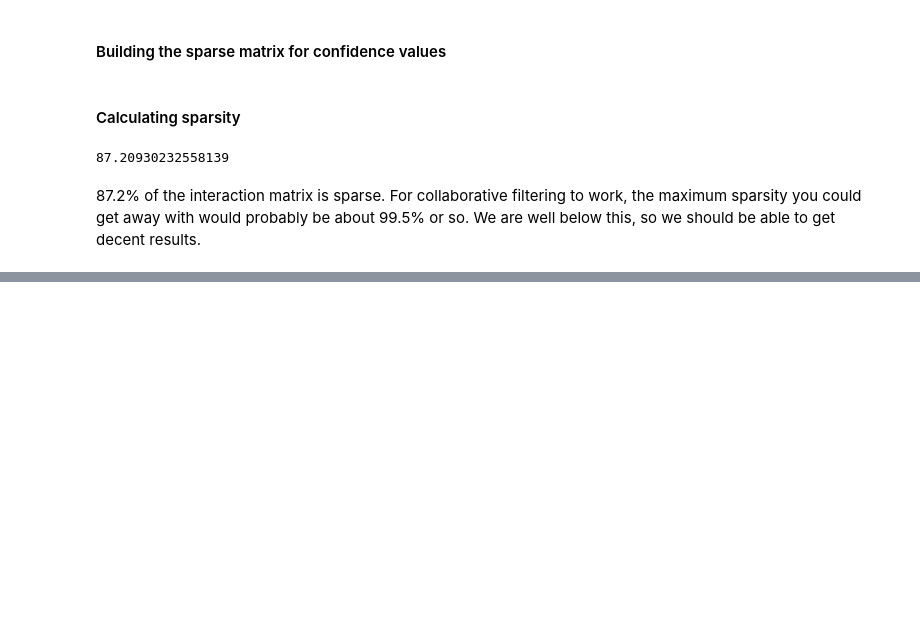
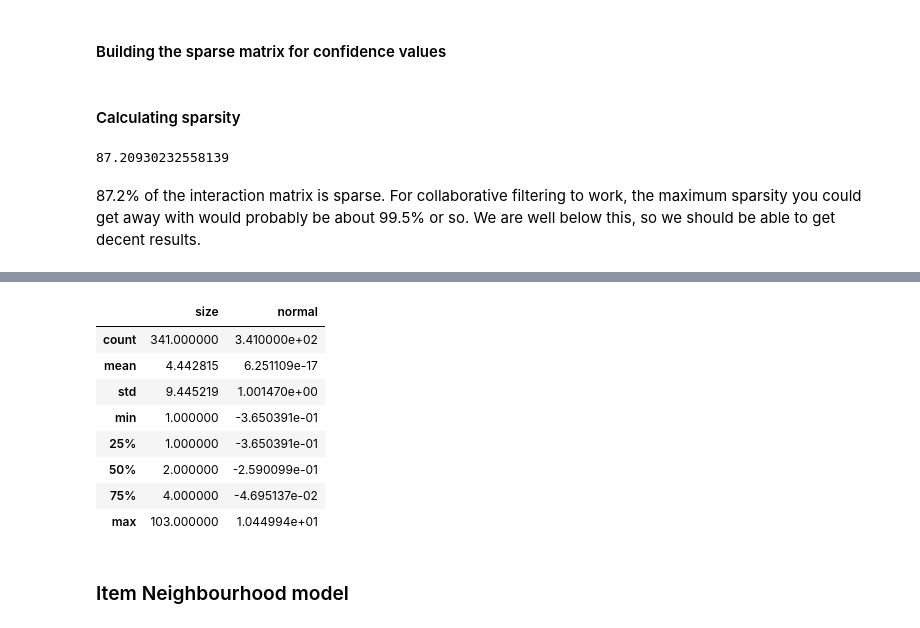
Before and after one commit to Roy7017/Recommenders, a Jupyter notebook: baseline.ipynb, the cells around one changed output, grey strips where cells are left out. Drawn from its saved outputs; the diff is of its cells as text; code cells hidden in the pictures; blank space fills up the shorter version.

Commit message:
Added item based collaborative filtering

```diff
--- a/baseline.ipynb
+++ b/baseline.ipynb
@@ -567,0 +613,18 @@ The rank score for the Implicit ALS model is 12.255283648498331 %
+# %%
+normalizer = Normalizer()
+normalizer.fit(train_data['size'].values)
+train_data['normal'] = pd.Series(normalizer.transform(train_data['size'].values))
+# %%
+train_data[['user', 'service', 'size', 'normal']].describe()
+# %% [output]
+|  | size | normal |
+| count | 341.000000 | 3.410000e+02 |
+| mean | 4.442815 | 6.251109e-17 |
+| std | 9.445219 | 1.001470e+00 |
+| min | 1.000000 | -3.650391e-01 |
+| 25% | 1.000000 | -3.650391e-01 |
+| 50% | 2.000000 | -2.590099e-01 |
+| 75% | 4.000000 | -4.695137e-02 |
+| max | 103.000000 | 1.044994e+01 |
+# %% [markdown]
+### Item Neighbourhood model
```
Also changed, not shown: parts of 17 cells of this notebook.
